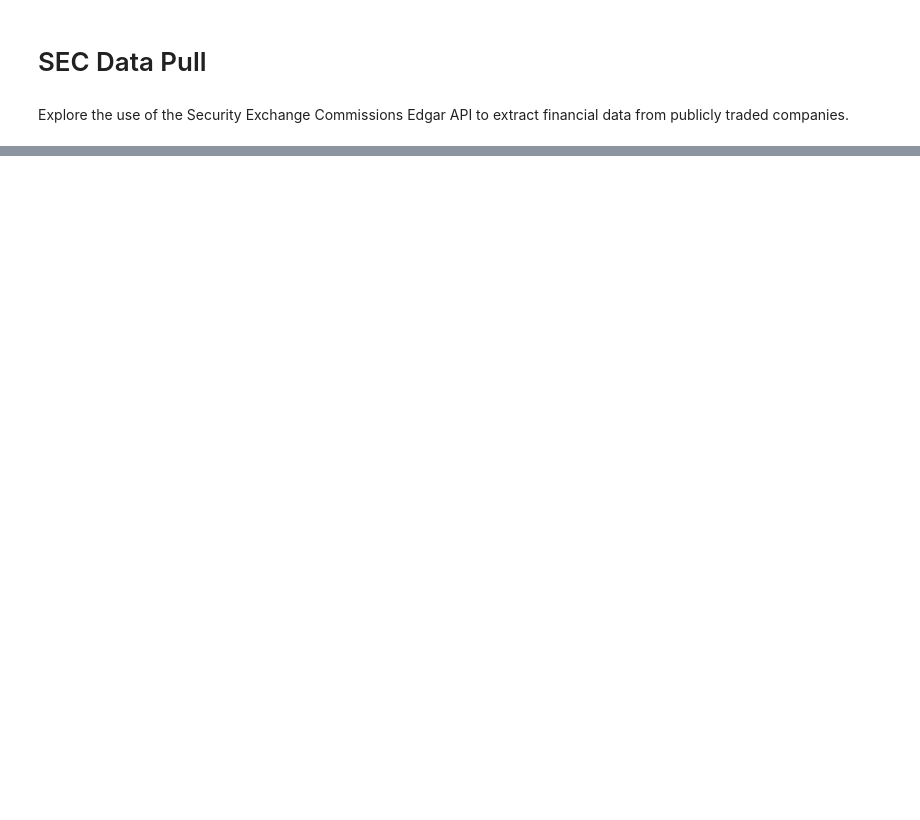
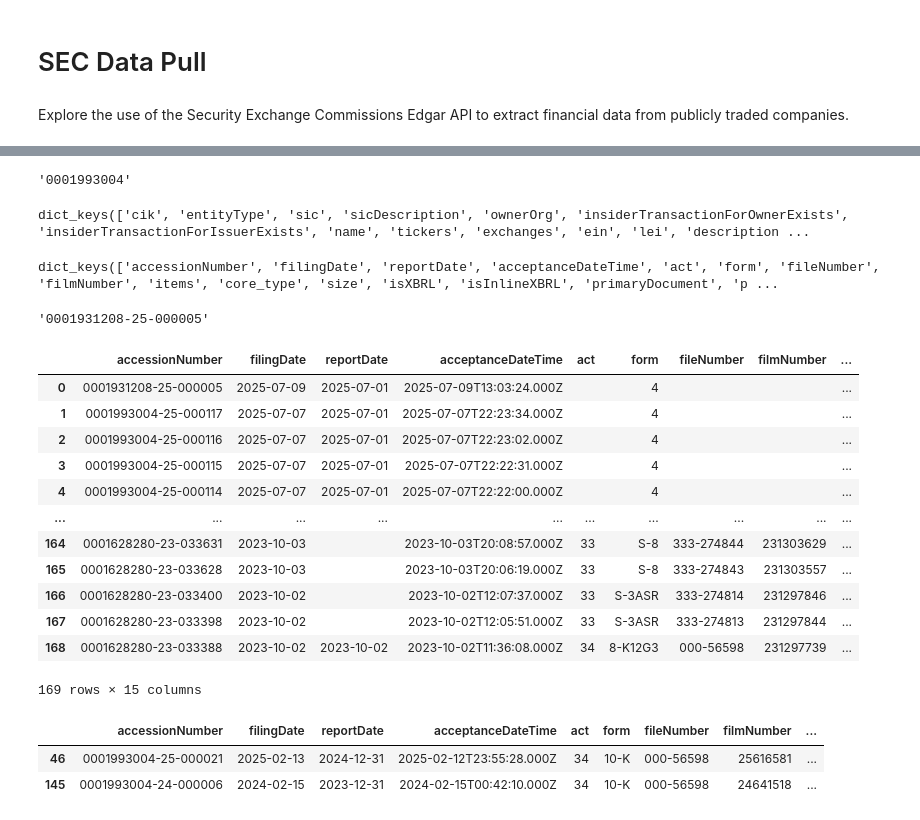
Before and after one commit to DougRoehm/sec-edgar-data, a Jupyter notebook: sec-data-pull.ipynb, the cells around one changed output, grey strips where cells are left out. Cells and saved outputs as stored; diff of their text form; code cells hidden in the pictures; blank space fills up the shorter version.

```diff
--- a/sec-data-pull.ipynb
+++ b/sec-data-pull.ipynb
@@ -34,0 +72,42 @@ for ticker in tickers:
+# %%
+cik
+# %% [output]
+'0001993004'
+# %%
+url = f"https://data.sec.gov/submissions/CIK{str(cik).zfill(10)}.json"
+company_filings = requests.get(url, headers=headers).json()
+company_filings.keys()
+# %% [output]
+dict_keys(['cik', 'entityType', 'sic', 'sicDescription', 'ownerOrg', 'insiderTransactionForOwnerExists', 'insiderTransactionForIssuerExists', 'name', 'tickers', 'exchanges', 'ein', 'lei', 'description ...
+# %%
+company_filings["filings"]["recent"].keys()
+# %% [output]
+dict_keys(['accessionNumber', 'filingDate', 'reportDate', 'acceptanceDateTime', 'act', 'form', 'fileNumber', 'filmNumber', 'items', 'core_type', 'size', 'isXBRL', 'isInlineXBRL', 'primaryDocument', 'p ...
+# %%
+company_filings["filings"]["recent"]["accessionNumber"][0]
+# %% [output]
+'0001931208-25-000005'
+# %%
+df_company_filings = pd.DataFrame(company_filings["filings"]["recent"])
+df_company_filings
+# %% [output]
+|  | accessionNumber | filingDate | reportDate | acceptanceDateTime | act | form | fileNumber | filmNumber | ... |
+| 0 | 0001931208-25-000005 | 2025-07-09 | 2025-07-01 | 2025-07-09T13:03:24.000Z |  | 4 |  |  | ... |
+| 1 | 0001993004-25-000117 | 2025-07-07 | 2025-07-01 | 2025-07-07T22:23:34.000Z |  | 4 |  |  | ... |
+| 2 | 0001993004-25-000116 | 2025-07-07 | 2025-07-01 | 2025-07-07T22:23:02.000Z |  | 4 |  |  | ... |
+| 3 | 0001993004-25-000115 | 2025-07-07 | 2025-07-01 | 2025-07-07T22:22:31.000Z |  | 4 |  |  | ... |
+| 4 | 0001993004-25-000114 | 2025-07-07 | 2025-07-01 | 2025-07-07T22:22:00.000Z |  | 4 |  |  | ... |
+| ... | ... | ... | ... | ... | ... | ... | ... | ... | ... |
+| 164 | 0001628280-23-033631 | 2023-10-03 |  | 2023-10-03T20:08:57.000Z | 33 | S-8 | 333-274844 | 231303629 | ... |
+| 165 | 0001628280-23-033628 | 2023-10-03 |  | 2023-10-03T20:06:19.000Z | 33 | S-8 | 333-274843 | 231303557 | ... |
+| 166 | 0001628280-23-033400 | 2023-10-02 |  | 2023-10-02T12:07:37.000Z | 33 | S-3ASR | 333-274814 | 231297846 | ... |
+| 167 | 0001628280-23-033398 | 2023-10-02 |  | 2023-10-02T12:05:51.000Z | 33 | S-3ASR | 333-274813 | 231297844 | ... |
+| 168 | 0001628280-23-033388 | 2023-10-02 | 2023-10-02 | 2023-10-02T11:36:08.000Z | 34 | 8-K12G3 | 000-56598 | 231297739 | ... |
+169 rows × 15 columns
+# %%
+# filter only Annual reports
+df_company_filings.loc[df_company_filings["form"] == "10-K"]
+# %% [output]
+|  | accessionNumber | filingDate | reportDate | acceptanceDateTime | act | form | fileNumber | filmNumber | ... |
+| 46 | 0001993004-25-000021 | 2025-02-13 | 2024-12-31 | 2025-02-12T23:55:28.000Z | 34 | 10-K | 000-56598 | 25616581 | ... |
+| 145 | 0001993004-24-000006 | 2024-02-15 | 2023-12-31 | 2024-02-15T00:42:10.000Z | 34 | 10-K | 000-56598 | 24641518 | ... |
```
Also changed, not shown: parts of 8 cells of this notebook, 1 other file.
